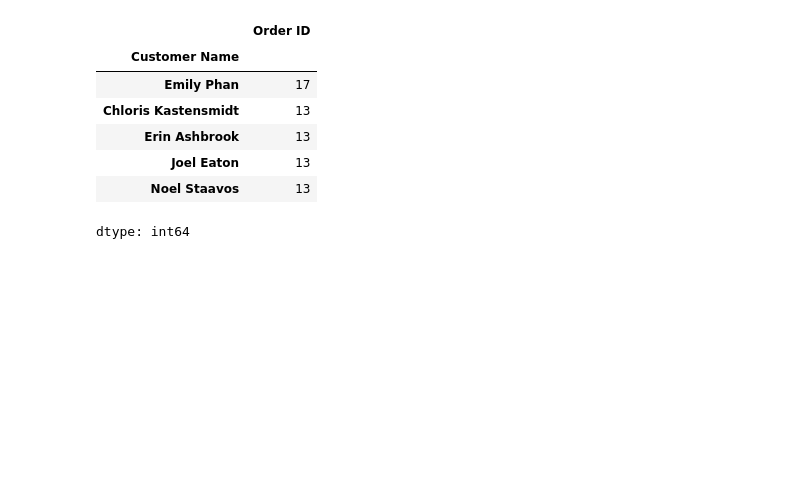
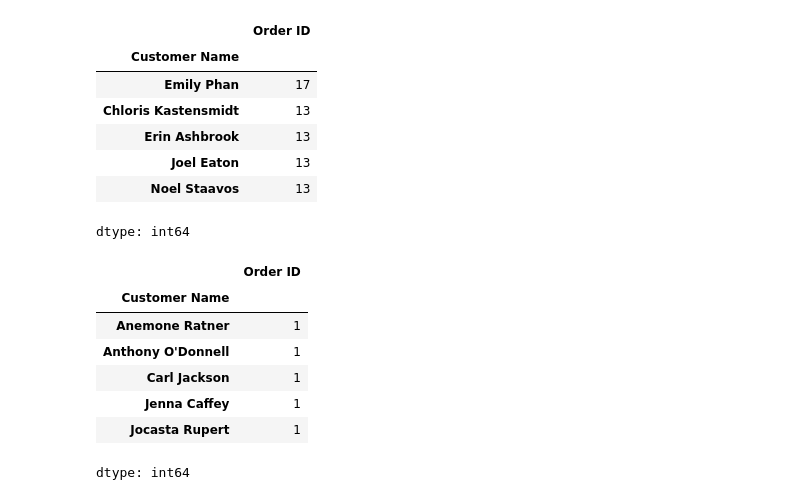
Before and after one commit to gaganreddy7977/Datascience-python-, a Jupyter notebook: pandas_Assignment.ipynb, the cells around one changed output. Saved outputs shown, nothing was run; the diff lists cells and outputs as text; code cells hidden in the pictures; blank space fills up the shorter version.

```diff
--- a/pandas_Assignment.ipynb
+++ b/pandas_Assignment.ipynb
@@ -1559,3 +1558,15 @@ data_set.groupby('Customer Name')['Order ID'].nunique().nlargest()
 | Joel Eaton | 13 |
 | Noel Staavos | 13 |
 dtype: int64
+# %%
+#Question 130: Find customers with smallest order value.
+data_set.groupby('Customer Name')['Order ID'].nunique().nsmallest()
+# %% [output]
+|  | Order ID |
+| Customer Name |  |
+| Anemone Ratner | 1 |
+| Anthony O'Donnell | 1 |
+| Carl Jackson | 1 |
+| Jenna Caffey | 1 |
+| Jocasta Rupert | 1 |
+dtype: int64
```
Also changed, not shown: parts of 12 cells of this notebook.
